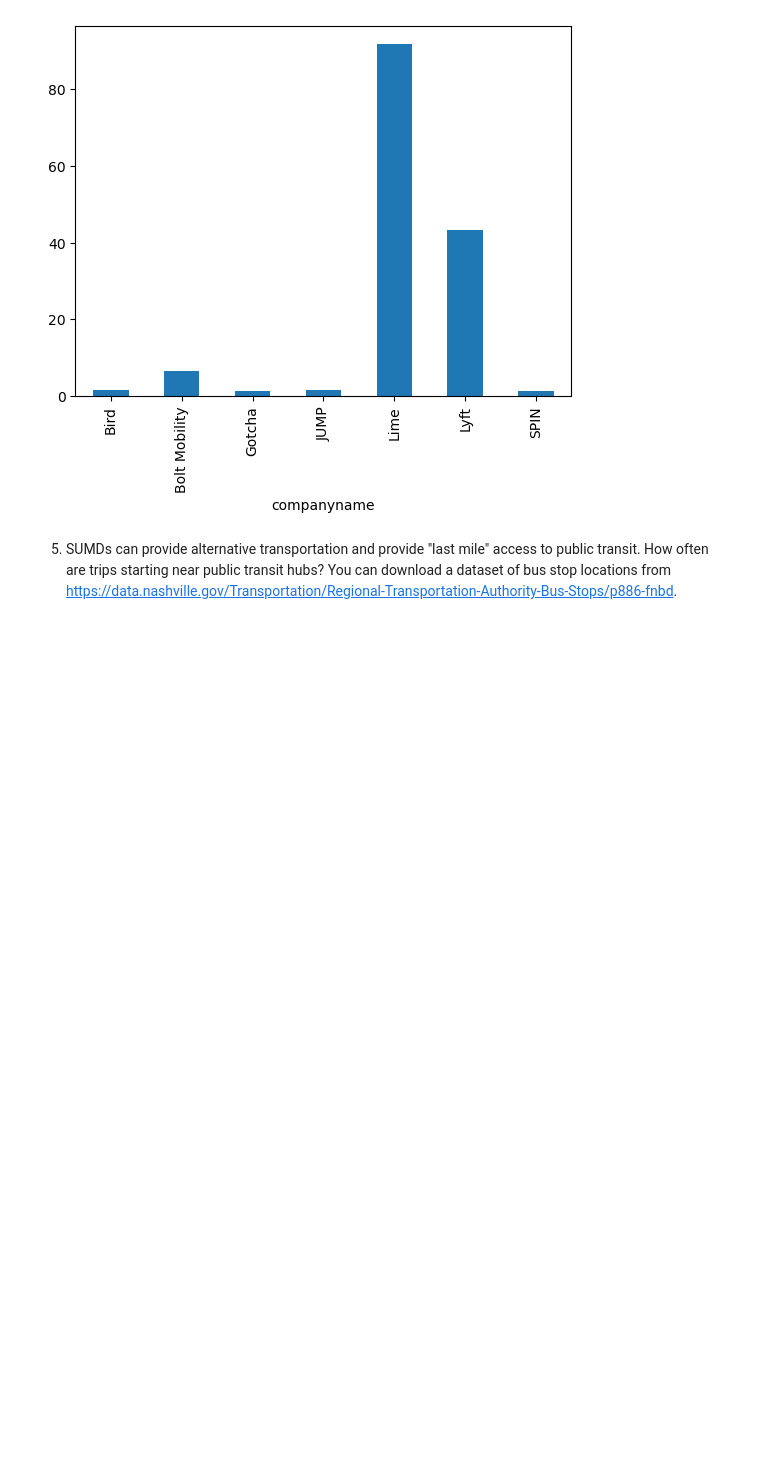
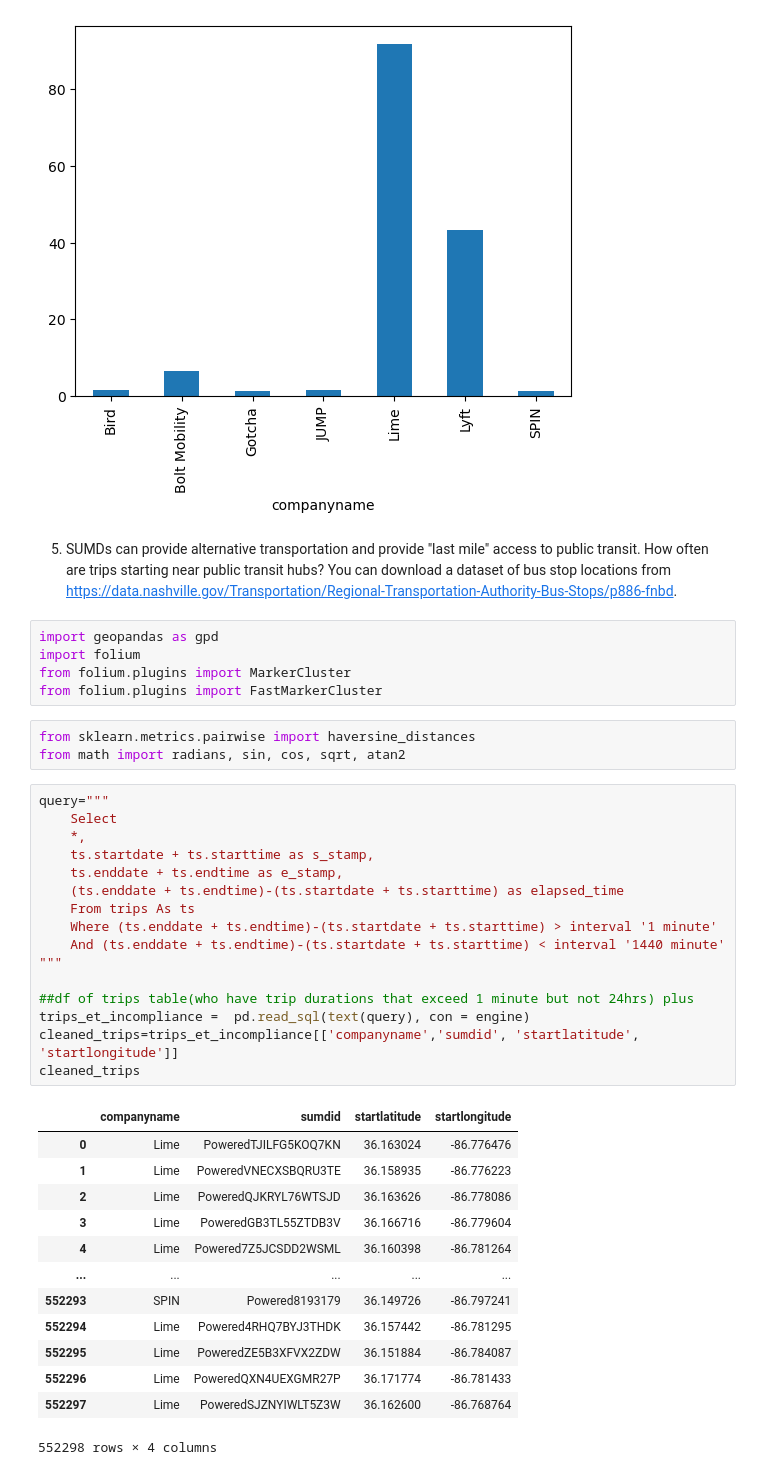
Before and after one commit to elisianguyen/nashville_scooters, a Jupyter notebook: notebooks/scooter_code.ipynb, the cells around one changed output. Cells and saved outputs as stored; diff of their text form; blank space fills up the shorter version.

```diff
--- a/notebooks/scooter_code.ipynb
+++ b/notebooks/scooter_code.ipynb
@@ -500,3 +502,41 @@ percents.plot(kind='bar')
 [figure]
 # %% [markdown]
 5. SUMDs can provide alternative transportation and provide "last mile" access to public transit. How often are trips starting near public transit hubs? You can download a dataset of bus stop locations from https://data.nashville.gov/Transportation/Regional-Transportation-Authority-Bus-Stops/p886-fnbd.
+# %%
+import geopandas as gpd
+import folium
+from folium.plugins import MarkerCluster
+from folium.plugins import FastMarkerCluster
+# %%
+from sklearn.metrics.pairwise import haversine_distances
+from math import radians, sin, cos, sqrt, atan2
+# %%
+query="""
+	Select
+	*,
+	ts.startdate + ts.starttime as s_stamp,
+	ts.enddate + ts.endtime as e_stamp,
+	(ts.enddate + ts.endtime)-(ts.startdate + ts.starttime) as elapsed_time
+	From trips As ts
+	Where (ts.enddate + ts.endtime)-(ts.startdate + ts.starttime) > interval '1 minute'
+	And (ts.enddate + ts.endtime)-(ts.startdate + ts.starttime) < interval '1440 minute'
+"""
+
+##df of trips table(who have trip durations that exceed 1 minute but not 24hrs) plus
+trips_et_incompliance =  pd.read_sql(text(query), con = engine)
+cleaned_trips=trips_et_incompliance[['companyname','sumdid', 'startlatitude', 'startlongitude']]
+cleaned_trips
+# %% [output]
+|  | companyname | sumdid | startlatitude | startlongitude |
+| 0 | Lime | PoweredTJILFG5KOQ7KN | 36.163024 | -86.776476 |
+| 1 | Lime | PoweredVNECXSBQRU3TE | 36.158935 | -86.776223 |
+| 2 | Lime | PoweredQJKRYL76WTSJD | 36.163626 | -86.778086 |
+| 3 | Lime | PoweredGB3TL55ZTDB3V | 36.166716 | -86.779604 |
+| 4 | Lime | Powered7Z5JCSDD2WSML | 36.160398 | -86.781264 |
+| ... | ... | ... | ... | ... |
+| 552293 | SPIN | Powered8193179 | 36.149726 | -86.797241 |
+| 552294 | Lime | Powered4RHQ7BYJ3THDK | 36.157442 | -86.781295 |
+| 552295 | Lime | PoweredZE5B3XFVX2ZDW | 36.151884 | -86.784087 |
+| 552296 | Lime | PoweredQXN4UEXGMR27P | 36.171774 | -86.781433 |
+| 552297 | Lime | PoweredSJZNYIWLT5Z3W | 36.162600 | -86.768764 |
+552298 rows × 4 columns
```
Also changed, not shown: parts of 10 cells of this notebook.
